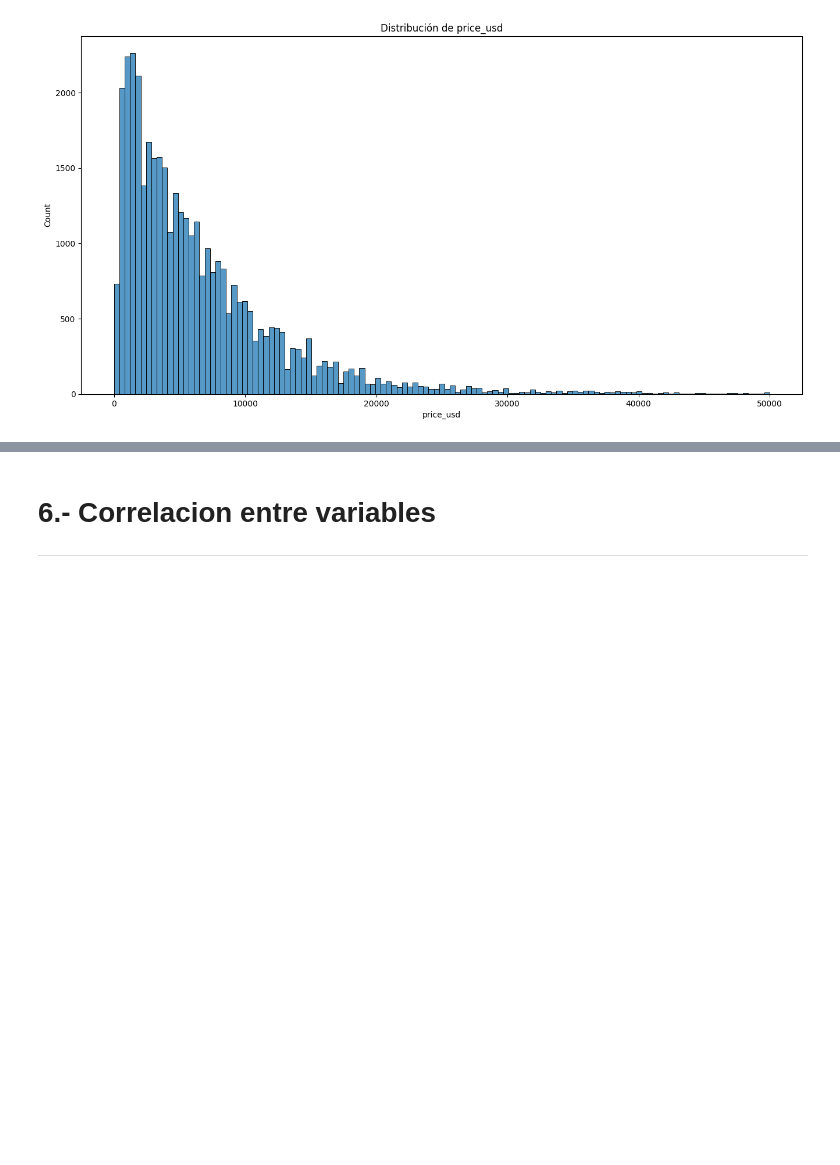
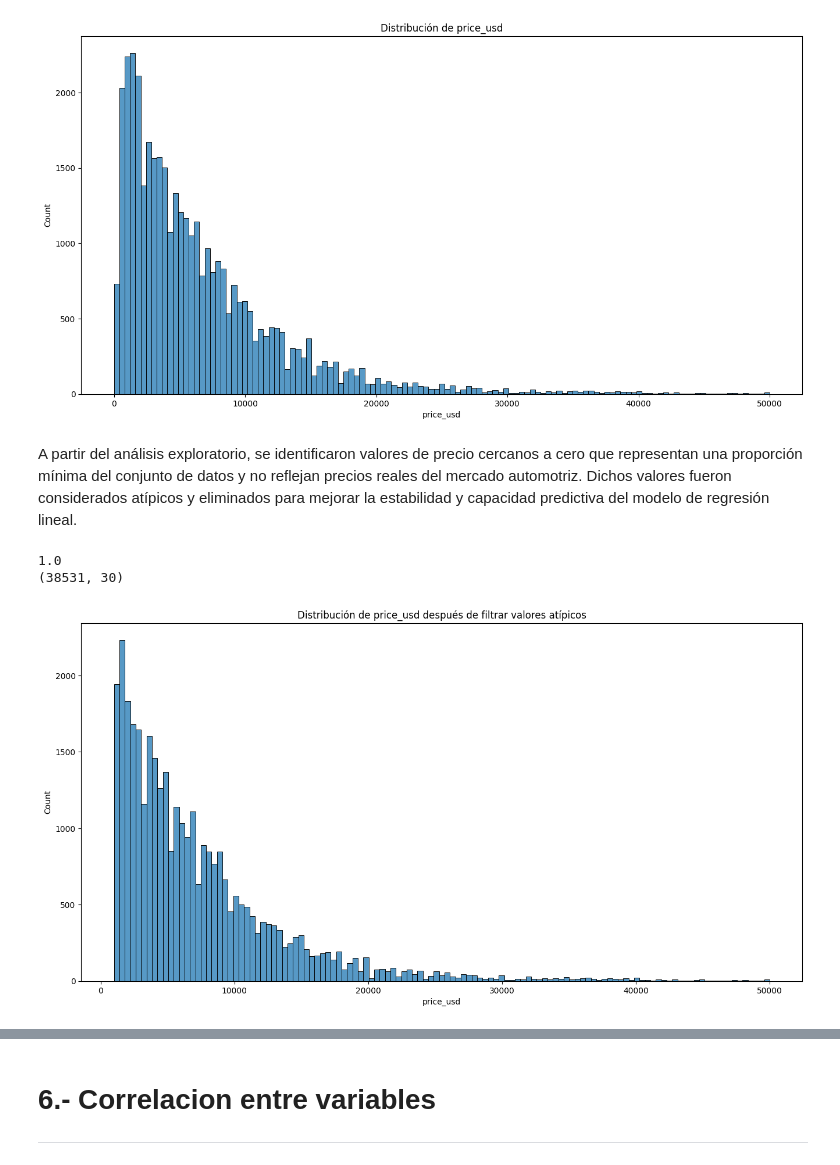
Before and after one commit to jesc6447/Introduccion-a-la-IA-2026A, a Jupyter notebook: Unidad 1/Practica 1 - Regrsion lineal/Regresion-Lineal.ipynb, the cells around one changed output, grey strips where cells are left out. Saved outputs shown, nothing was run; the diff lists cells and outputs as text; code cells hidden in the pictures; blank space fills up the shorter version.

```diff
--- a/Unidad 1/Practica 1 - Regrsion lineal/Regresion-Lineal.ipynb
+++ b/Unidad 1/Practica 1 - Regrsion lineal/Regresion-Lineal.ipynb
@@ -195,6 +200,20 @@ for col in variables_numericas:
 [figure]
 [figure]
 [figure]
+# %% [markdown]
+A partir del análisis exploratorio, se identificaron valores de precio cercanos a cero que representan una proporción mínima del conjunto de datos y no reflejan precios reales del mercado automotriz. Dichos valores fueron considerados atípicos y eliminados para mejorar la estabilidad y capacidad predictiva del modelo de regresión lineal.
+# %%
+df_clear = df_clear[df_clear["price_usd"] > 1000]
+print(df["price_usd"].min())
+print(df.shape)
+plt.figure(figsize=(16,8))
+sns.histplot(df_clear["price_usd"], kde=False)
+plt.title('Distribución de price_usd después de filtrar valores atípicos')
+plt.show()
+# %% [output]
+1.0
+(38531, 30)
+[figure, added]
 # %%
 for col in variables_categoricas:
     plt.figure(figsize=(16,8))
```
Also changed, not shown: parts of 29 cells of this notebook.
